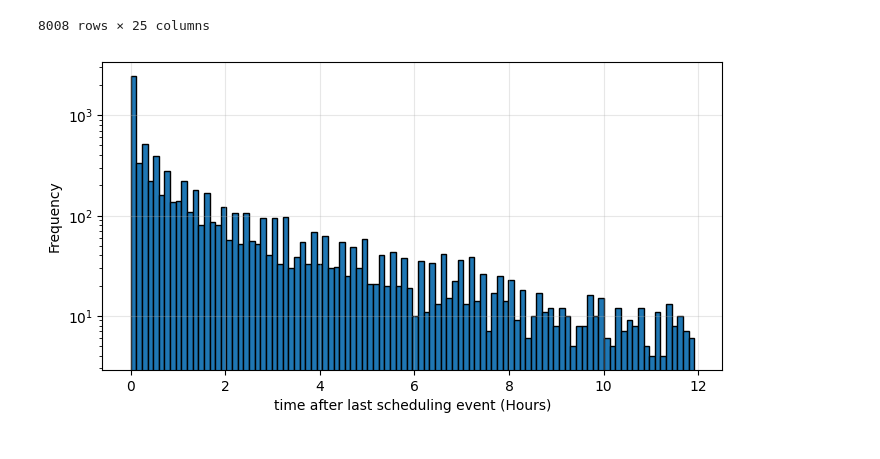
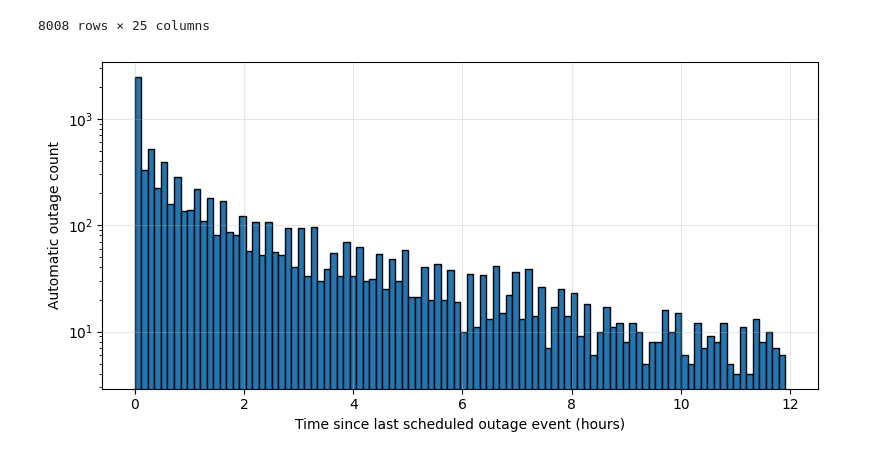
Before and after one commit to mohamad-hasan-sohan-ajini/predictive-maintenance, a Jupyter notebook: src/auto_outage_distribution.ipynb, the cells around one changed output. Drawn from its saved outputs; the diff is of its cells as text; code cells hidden in the pictures.

Commit message:
Improve the plot for paper

```diff
--- a/src/auto_outage_distribution.ipynb
+++ b/src/auto_outage_distribution.ipynb
@@ -1,7 +3,10 @@
+# %%
+OUTPUT = Path("output")
+OUTPUT.mkdir(exist_ok=True)
 # %%
 import pandas as pd
 
-df = pd.read_csv("output/dataset_winsize12h.csv")
+df = pd.read_csv(OUTPUT / "dataset_winsize12h.csv")
 df
 # %% [output]
 |  | fold_id | num_events | num_unique_ptids | num_69kv_lines | num_115kv_lines | num_132kv_lines | ... |
@@ -22,15 +27,20 @@ x = df["label_time_to_event_seconds"].to_numpy()
 # %%
 import matplotlib.pyplot as plt
 
-plt.figure(figsize=(8, 4))
-plt.hist([i / 3600 for i in x], bins=100, edgecolor="black")
-plt.xlabel("time after last scheduling event (Hours)")
-plt.ylabel("Frequency")
-plt.yscale("log")
-# plt.xscale("log")
+fig, ax = plt.subplots(figsize=(8, 4))
+ax.hist([i / 3600 for i in x], bins=100, edgecolor="black")
+ax.set_xlabel("Time since last scheduled outage event (hours)")
+ax.set_ylabel("Automatic outage count")
+ax.set_yscale("log")
+# ax.set_xscale("log")
 
-# plt.title("Histogram of x")
-plt.grid(alpha=0.3)
+ax.grid(alpha=0.3)
+plt.tight_layout()
+plt.savefig(
+    OUTPUT / "auto_outage_time_since_schedule_histogram.pdf",
+    dpi=300,
+    bbox_inches="tight",
+)
 plt.show()
 # %% [output]
-[figure, old version]
+[figure, new version]
```
Also changed, not shown: parts of 1 cell of this notebook.
